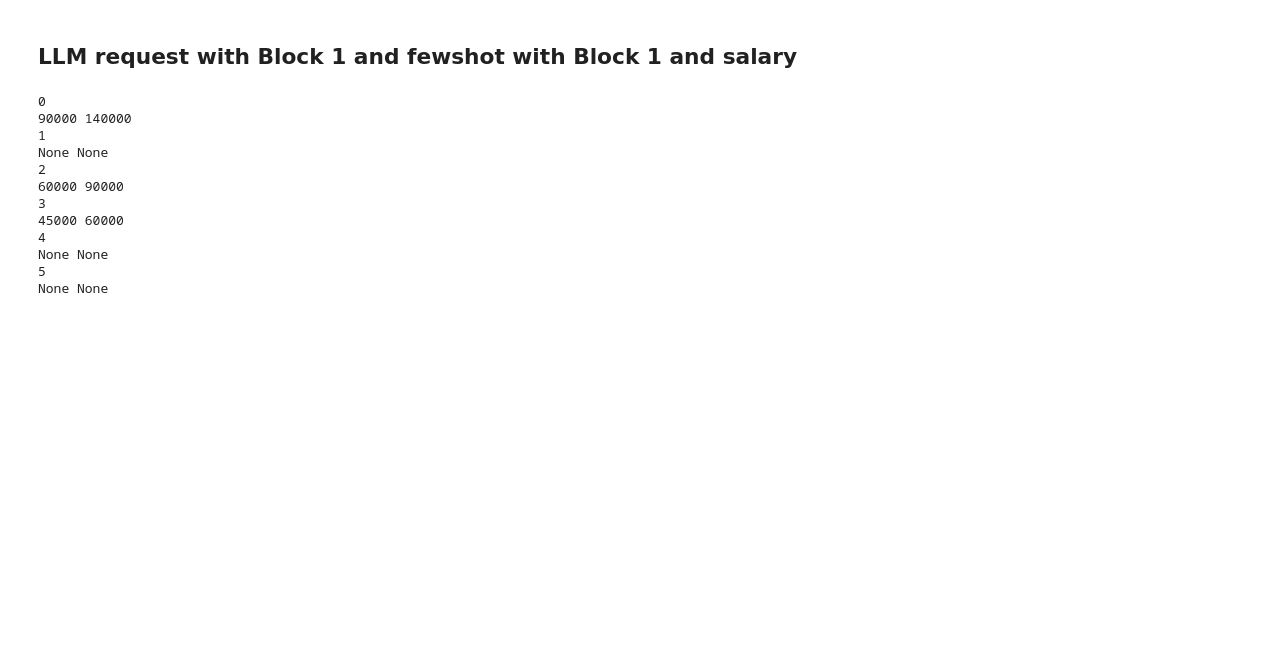
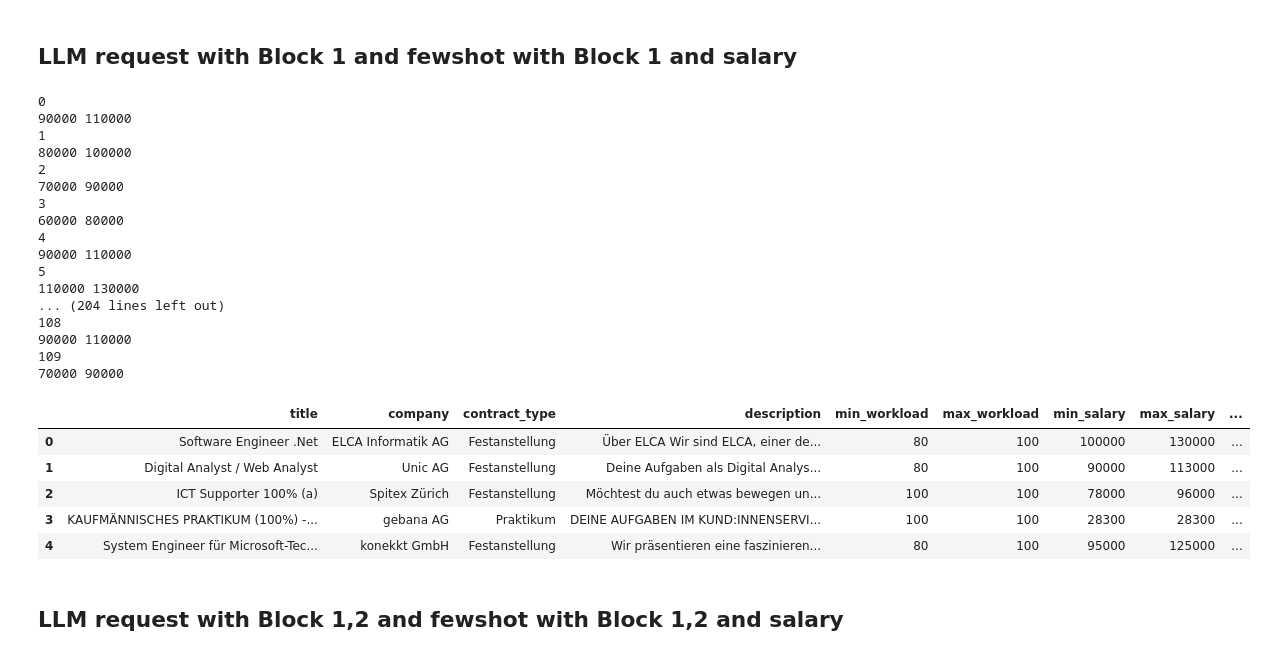
Before and after one commit to ElijahLeeMorgan/JobMarket, a Jupyter notebook: modelling/llm_regression/llm_requests_mo.ipynb, the cells around one changed output. Cells and saved outputs as stored; diff of their text form; code cells hidden in the pictures; blank space fills up the shorter version.

Commit message:
few_shot_data

```diff
--- a/modelling/llm_regression/llm_requests_mo.ipynb
+++ b/modelling/llm_regression/llm_requests_mo.ipynb
@@ -69,7 +91,7 @@ else:
 def generate_query(row):
     return {
         "role": "user",
-        "content": f"Gib mir nur das Gehalt im Format (\d{1,3}(?:'\d{3})*) und (\d{1,3}(?:'\d{3})) CHF für die Position {row['title']} in Zürich, Schweiz. Wenn du kein exaktes Gehalt hast gib eine Schätzung an."
+        "content": f"Gib mir nur das Gehalt im Format (\d{1,3}(?:'\d{3})*) und (\d{1,3}(?:'\d{3})) CHF für die Position {row['title']} in Zürich, Schweiz. Wenn du kein exaktes Gehalt hast gib eine Schätzung an. Der angegebene Gehaltsbereich sollte dabei eine maximale Spanne von 20000 CHF nicht überschreiten."
     }
 
 def generate_message(title, company, min_salary, max_salary, min_workload, max_workload, description):
@@ -106,14 +128,29 @@ def run_model(limit):
 run_model(10000)
 # %% [output]
 0
-90000 140000
+90000 110000
 1
-None None
+80000 100000
 2
-60000 90000
+70000 90000
 3
-45000 60000
+60000 80000
 4
-None None
+90000 110000
 5
-None None
+110000 130000
+... (204 lines left out)
+108
+90000 110000
+109
+70000 90000
+# %%
+llm_block1_fewshot = pd.read_csv('data/llm_block1_fewshot.csv')
+llm_block1_fewshot.head()
+# %% [output]
+|  | title | company | contract_type | description | min_workload | max_workload | min_salary | max_salary | ... |
+| 0 | Software Engineer .Net | ELCA Informatik AG | Festanstellung | Über ELCA Wir sind ELCA, einer de... | 80 | 100 | 100000 | 130000 | ... |
+| 1 | Digital Analyst / Web Analyst | Unic AG | Festanstellung | Deine Aufgaben als Digital Analys... | 80 | 100 | 90000 | 113000 | ... |
+| 2 | ICT Supporter 100% (a) | Spitex Zürich | Festanstellung | Möchtest du auch etwas bewegen un... | 100 | 100 | 78000 | 96000 | ... |
+| 3 | KAUFMÄNNISCHES PRAKTIKUM (100%) -... | gebana AG | Praktikum | DEINE AUFGABEN IM KUND:INNENSERVI... | 100 | 100 | 28300 | 28300 | ... |
+| 4 | System Engineer für Microsoft-Tec... | konekkt GmbH | Festanstellung | Wir präsentieren eine faszinieren... | 80 | 100 | 95000 | 125000 | ... |
@@ -119,0 +159,2 @@ None None
+# %% [markdown]
+## LLM request with Block 1,2 and fewshot with Block 1,2 and salary
```
Also changed, not shown: parts of 18 cells of this notebook, 3 other files.
